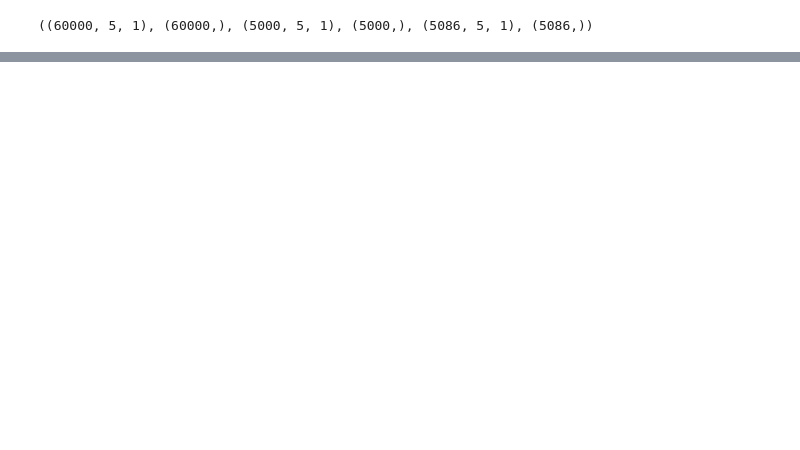
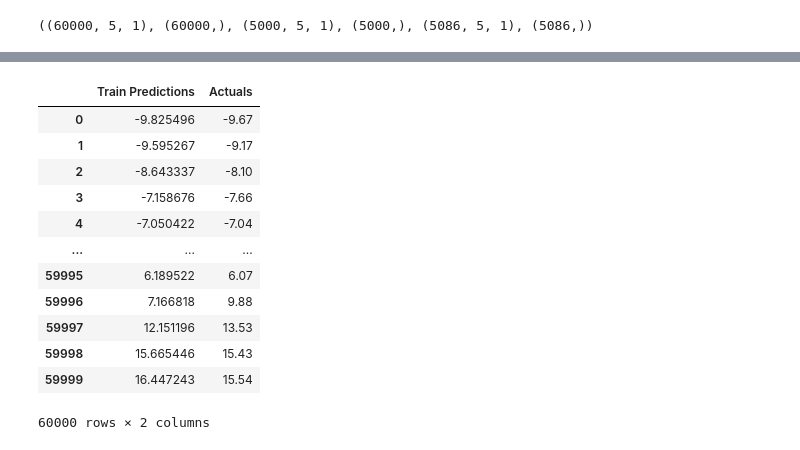
Before and after one commit to DolapoSalim/Numpy-Keras-Seaborn-and-LSTM, a Jupyter notebook: time_series_with_LSTM_Model.ipynb, the cells around one changed output, grey strips where cells are left out. Cells and saved outputs as stored; diff of their text form; code cells hidden in the pictures; blank space fills up the shorter version.

```diff
--- a/time_series_with_LSTM_Model.ipynb
+++ b/time_series_with_LSTM_Model.ipynb
@@ -92,3 +92,18 @@ X_test, y_test = X[65000:], y[65000:]
 X_train.shape, y_train.shape, X_valid.shape, y_valid.shape, X_test.shape, y_test.shape
 # %% [output]
 ((60000, 5, 1), (60000,), (5000, 5, 1), (5000,), (5086, 5, 1), (5086,))
+# %%
+from tensorflow.keras.models import Sequential
+from tensorflow.keras.layers import *
+from tensorflow.keras.callbacks import ModelCheckpoint
+from tensorflow.keras.losses import MeanSquaredError
+from tensorflow.keras.metrics import RootMeanSquaredError
+from tensorflow.keras.optimizers import Adam
+
+model1 = Sequential()
+model1.add(InputLayer((5, 1)))
+model1.add(LSTM(64))
+model1.add(Dense(8, 'relu'))
+model1.add(Dense(1, 'linear'))
+
+model1.summary()
@@ -94,0 +151,5 @@ X_train.shape, y_train.shape, X_valid.shape, y_valid.shape, X_test.shape, y_test
+# %%
+train_predictions = model1.predict(X_train).flatten()
+train_results = pd.DataFrame(data={'Train Predictions':train_predictions, 'Actuals':y_train})
+train_results
+# %% [output]
@@ -94,0 +157,13 @@ X_train.shape, y_train.shape, X_valid.shape, y_valid.shape, X_test.shape, y_test
+|  | Train Predictions | Actuals |
+| 0 | -9.825496 | -9.67 |
+| 1 | -9.595267 | -9.17 |
+| 2 | -8.643337 | -8.10 |
+| 3 | -7.158676 | -7.66 |
+| 4 | -7.050422 | -7.04 |
+| ... | ... | ... |
+| 59995 | 6.189522 | 6.07 |
+| 59996 | 7.166818 | 9.88 |
+| 59997 | 12.151196 | 13.53 |
+| 59998 | 15.665446 | 15.43 |
+| 59999 | 16.447243 | 15.54 |
+60000 rows × 2 columns
```
Also changed, not shown: parts of 11 cells of this notebook.
